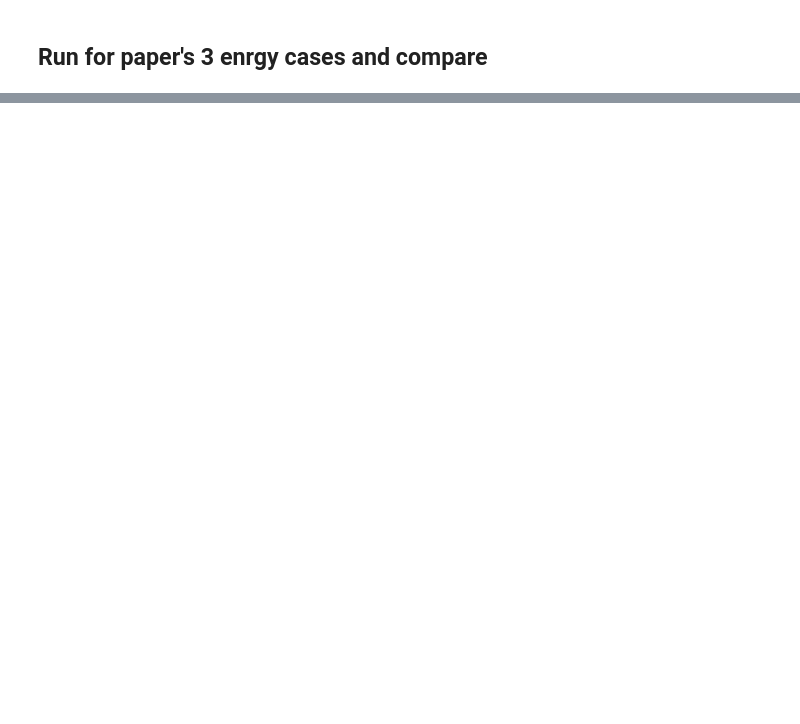
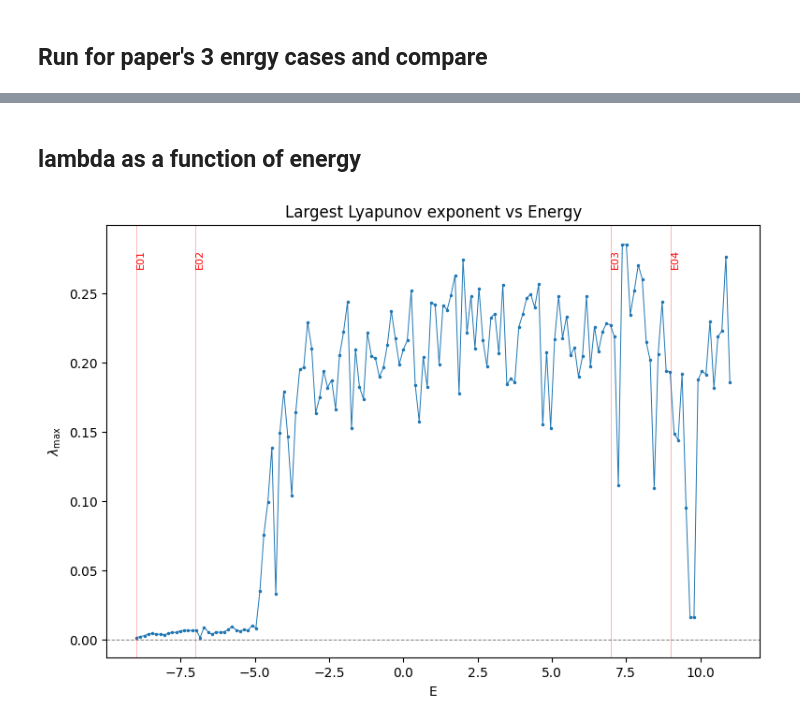
Before and after one commit to evgeny-kolonsky/Lab5, a Jupyter notebook: DP/Lab5_DP_Numerical_simulation.ipynb, the cells around one changed output, grey strips where cells are left out. Drawn from its saved outputs; the diff is of its cells as text; code cells hidden in the pictures; blank space fills up the shorter version.

```diff
--- a/DP/Lab5_DP_Numerical_simulation.ipynb
+++ b/DP/Lab5_DP_Numerical_simulation.ipynb
@@ -504,0 +452,37 @@ Wall time: 24.3 s
+# %% [markdown]
+## lambda as a function of energy
+# %%
+%%time
+def lambda_for_energy(E, t_max=500, dt_renorm=0.5, d0=1e-8, seed=None):
+    """Returns the converged largest Lyapunov exponent estimate at energy E."""
+    y0 = ic_for_energy(E)
+    if y0 is None:
+        return np.nan
+    if seed is not None:
+        np.random.seed(seed)
+    hist = largest_lyapunov(y0, E, t_max=t_max, dt_renorm=dt_renorm, d0=d0)
+    return hist[-1]
+
+
+from joblib import Parallel, delayed
+
+E01, E02, E03, E04 = -9.0, -7.0, 7.0, 9.0
+E_values = np.linspace(E01 + 0.01, E04 + 2.0, 150)
+
+lambdas = Parallel(n_jobs=-1)(
+    delayed(lambda_for_energy)(E, t_max=500, dt_renorm=0.5) for E in E_values
+)
+lambdas = np.array(lambdas)
+
+plt.figure(figsize=(9, 6))
+plt.plot(E_values, lambdas, '.-', markersize=3, linewidth=0.7)
+plt.axhline(0, color='gray', linewidth=0.7, linestyle='--')
+for Ec, label in [(E01, 'E01'), (E02, 'E02'), (E03, 'E03'), (E04, 'E04')]:
+    plt.axvline(Ec, color='red', linewidth=0.5, alpha=0.4)
+    plt.text(Ec, plt.ylim()[1]*0.9, label, rotation=90, fontsize=8, color='red')
+plt.xlabel('E')
+plt.ylabel(r'$\lambda_{\max}$')
+plt.title('Largest Lyapunov exponent vs Energy')
+plt.show()
+# %% [output]
+[figure, added]
```
Also changed, not shown: parts of 5 cells of this notebook.
